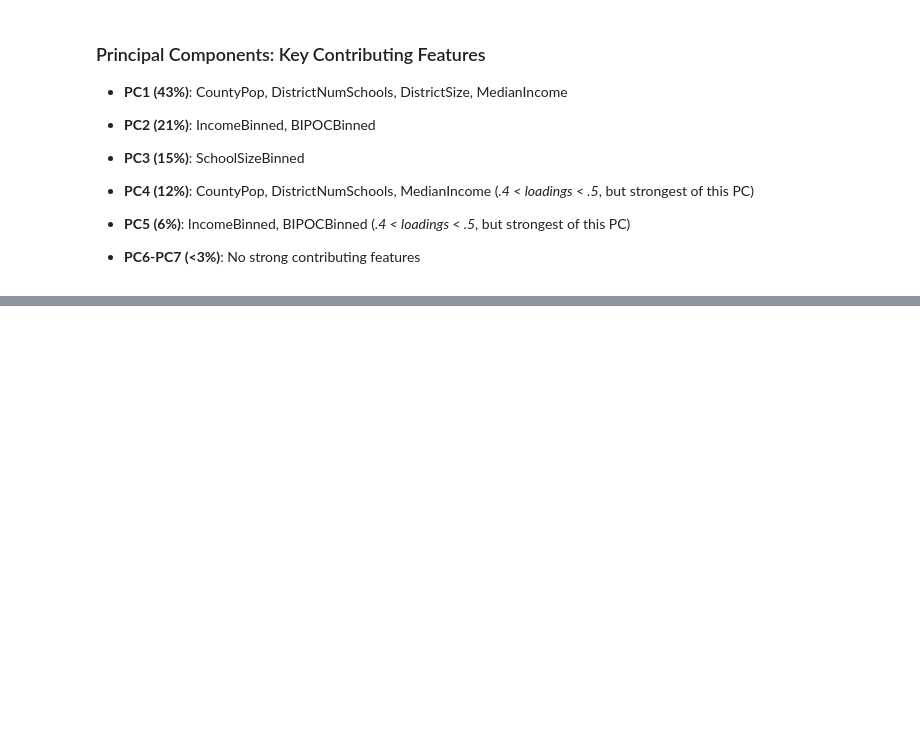
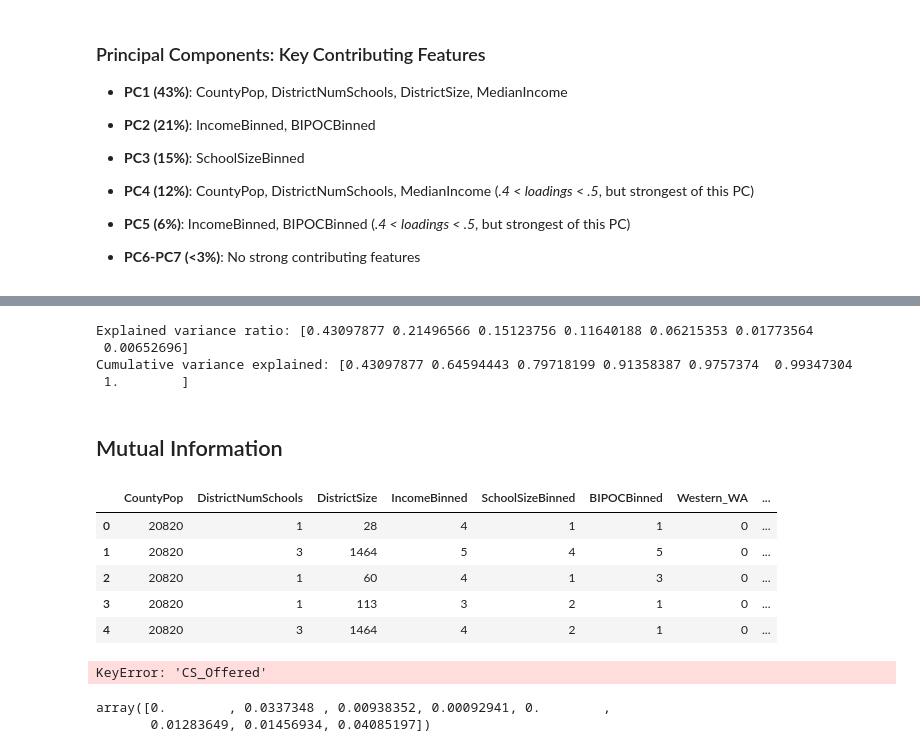
Before and after one commit to brinkbrink/WA_CS_v2, a Jupyter notebook: SchoolAnalysis.ipynb, the cells around one changed output, grey strips where cells are left out. Cells and saved outputs as stored; diff of their text form; code cells hidden in the pictures; blank space fills up the shorter version.

Commit message:
fix mutual information, begin k fold validation

```diff
--- a/SchoolAnalysis.ipynb
+++ b/SchoolAnalysis.ipynb
@@ -861,0 +829,35 @@ mutual_info.sort_values(ascending=False).plot.bar(figsize=(20, 8))
+# %%
+print("Explained variance ratio:", pca.explained_variance_ratio_)
+print("Cumulative variance explained:", pca.explained_variance_ratio_.cumsum())
+# %% [output]
+Explained variance ratio: [0.43097877 0.21496566 0.15123756 0.11640188 0.06215353 0.01773564
+ 0.00652696]
+Cumulative variance explained: [0.43097877 0.64594443 0.79718199 0.91358387 0.9757374  0.99347304
+ 1.        ]
+# %% [markdown]
+## Mutual Information
+# %%
+X_to_scale2.head()
+# %% [output]
+|  | CountyPop | DistrictNumSchools | DistrictSize | IncomeBinned | SchoolSizeBinned | BIPOCBinned | Western_WA | ... |
+| 0 | 20820 | 1 | 28 | 4 | 1 | 1 | 0 | ... |
+| 1 | 20820 | 3 | 1464 | 5 | 4 | 5 | 0 | ... |
+| 2 | 20820 | 1 | 60 | 4 | 1 | 3 | 0 | ... |
+| 3 | 20820 | 1 | 113 | 3 | 2 | 1 | 0 | ... |
+| 4 | 20820 | 3 | 1464 | 4 | 2 | 1 | 0 | ... |
+# %%
+X_mi = X_to_scale2
+y_mi = X_to_scale2['CS_Offered']
+X_train_mi, X_test_mi, y_train_mi, y_test_mi = train_test_split(X_mi, y_mi, test_size=0.2, random_state=1234)
+# %% [output]
+KeyError: 'CS_Offered'
+# %%
+from sklearn.feature_selection import mutual_info_classif
+mutual_info = mutual_info_classif(X_train_mi, y_train_mi)
+mutual_info
+
+mutual_info = mutual_info_classif(X_train_mi, y_train_mi)
+mutual_info
+# %% [output]
+array([0.        , 0.0337348 , 0.00938352, 0.00092941, 0.        ,
+       0.01283649, 0.01456934, 0.04085197])
```
Also changed, not shown: parts of 54 cells of this notebook.
